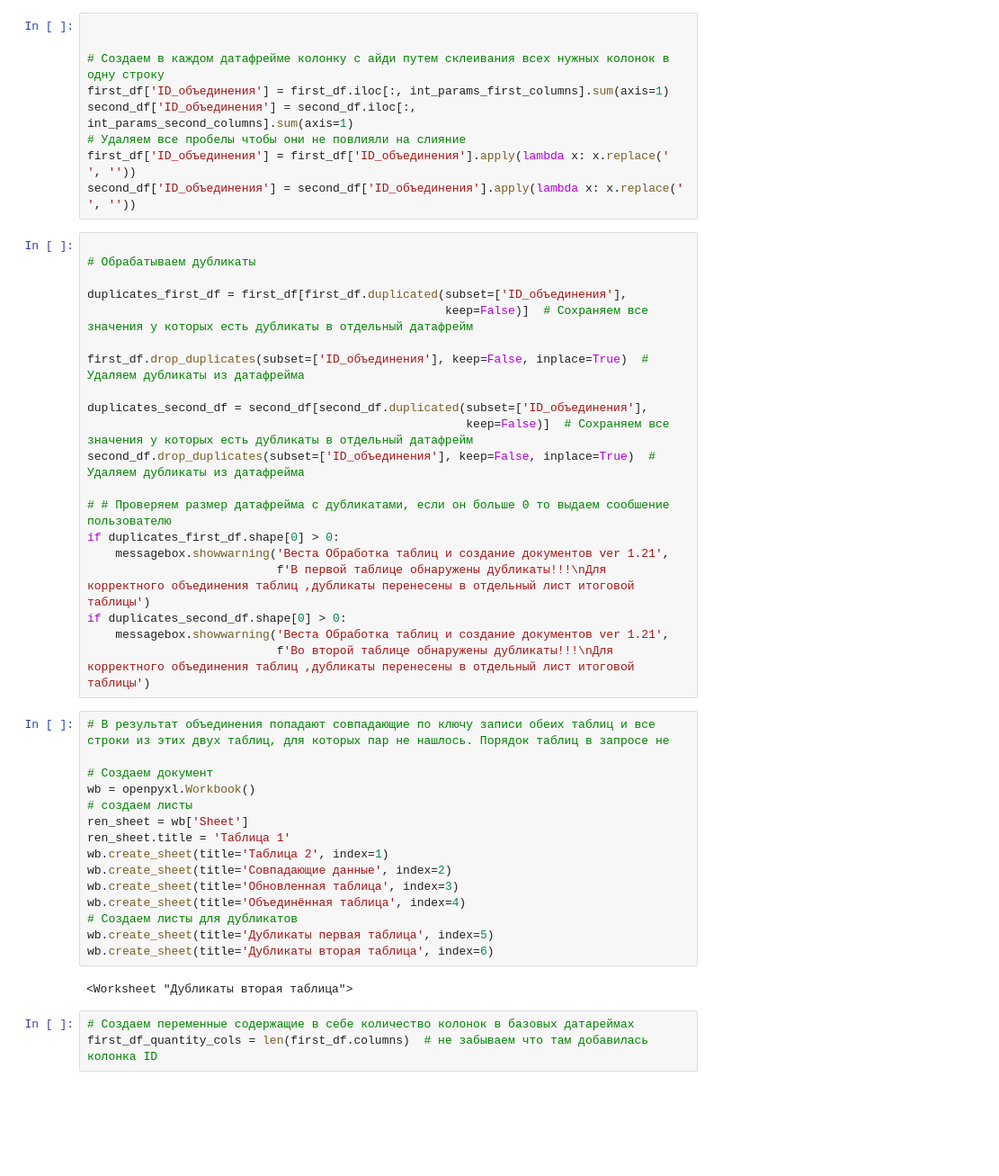
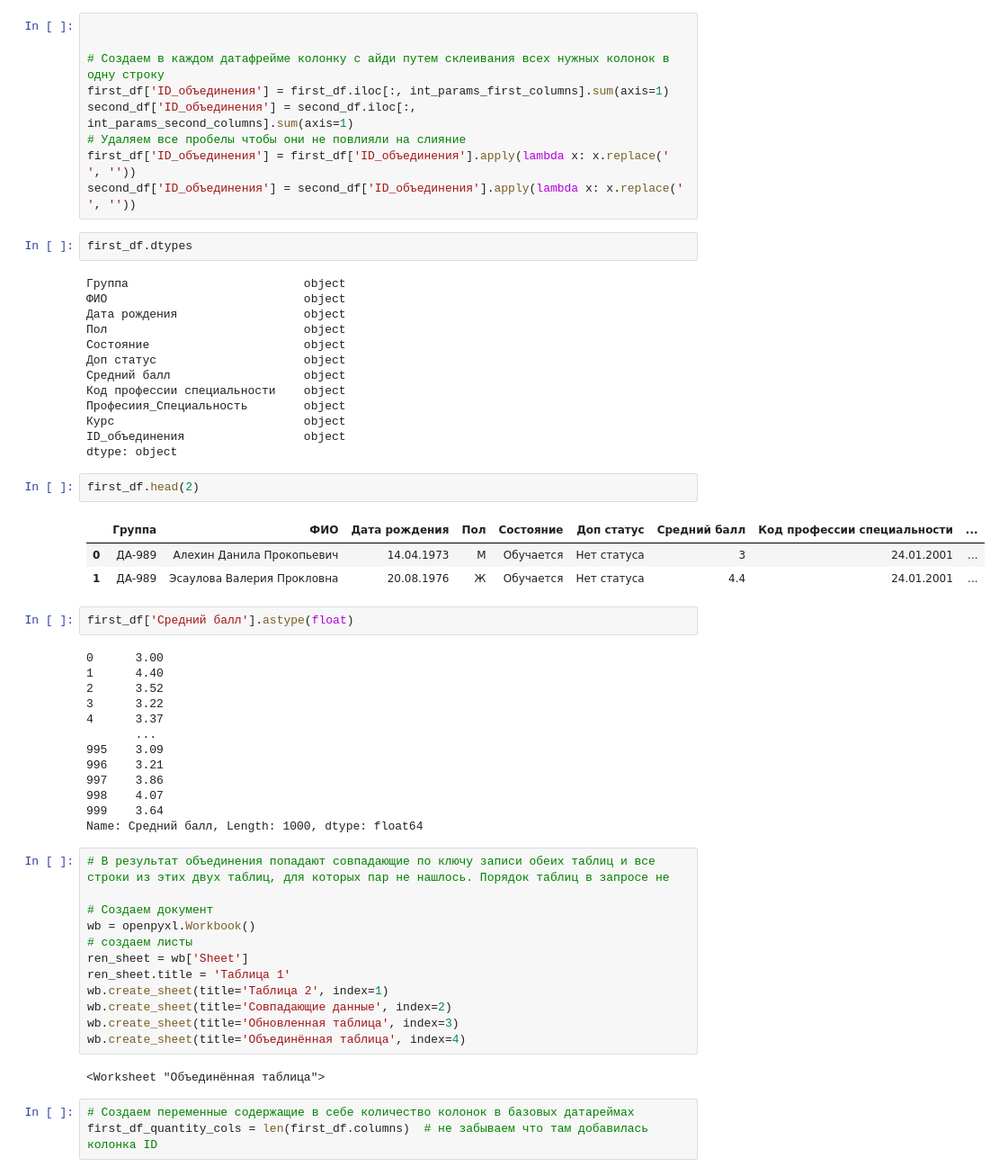
Before and after one commit to t0r1n88/Vesta, a Jupyter notebook: merge_2.0.ipynb, the cells around one changed output. Shown at 90% size. Cells and saved outputs as stored; diff of their text form; blank space fills up the shorter version.

```diff
--- a/merge_2.0.ipynb
+++ b/merge_2.0.ipynb
@@ -228,26 +237,42 @@ second_df['ID_объединения'] = second_df.iloc[:, int_params_second_col
 # Удаляем все пробелы чтобы они не повлияли на слияние
 first_df['ID_объединения'] = first_df['ID_объединения'].apply(lambda x: x.replace(' ', ''))
 second_df['ID_объединения'] = second_df['ID_объединения'].apply(lambda x: x.replace(' ', ''))
-# %%
-
-# Обрабатываем дубликаты
-
-duplicates_first_df = first_df[first_df.duplicated(subset=['ID_объединения'],
-                                                   keep=False)]  # Сохраняем все значения у которых есть дубликаты в отдельный датафрейм
-
-first_df.drop_duplicates(subset=['ID_объединения'], keep=False, inplace=True)  # Удаляем дубликаты из датафрейма
-
-duplicates_second_df = second_df[second_df.duplicated(subset=['ID_объединения'],
-                                                      keep=False)]  # Сохраняем все значения у которых есть дубликаты в отдельный датафрейм
-second_df.drop_duplicates(subset=['ID_объединения'], keep=False, inplace=True)  # Удаляем дубликаты из датафрейма
-
-# # Проверяем размер датафрейма с дубликатами, если он больше 0 то выдаем сообшение пользователю
-if duplicates_first_df.shape[0] > 0:
-    messagebox.showwarning('Веста Обработка таблиц и создание документов ver 1.21',
-                           f'В первой таблице обнаружены дубликаты!!!\nДля корректного объединения таблиц ,дубликаты перенесены в отдельный лист итоговой таблицы')
-if duplicates_second_df.shape[0] > 0:
-    messagebox.showwarning('Веста Обработка таблиц и создание документов ver 1.21',
-                           f'Во второй таблице обнаружены дубликаты!!!\nДля корректного объединения таблиц ,дубликаты перенесены в отдельный лист итоговой таблицы')
+# %%
+first_df.dtypes
+# %% [output]
+Группа                         object
+ФИО                            object
+Дата рождения                  object
+Пол                            object
+Состояние                      object
+Доп статус                     object
+Средний балл                   object
+Код профессии специальности    object
+Професиия_Специальность        object
+Курс                           object
+ID_объединения                 object
+dtype: object
+# %%
+first_df.head(2)
+# %% [output]
+|  | Группа | ФИО | Дата рождения | Пол | Состояние | Доп статус | Средний балл | Код профессии специальности | ... |
+| 0 | ДА-989 | Алехин Данила Прокопьевич | 14.04.1973 | М | Обучается | Нет статуса | 3 | 24.01.2001 | ... |
+| 1 | ДА-989 | Эсаулова Валерия Прокловна | 20.08.1976 | Ж | Обучается | Нет статуса | 4.4 | 24.01.2001 | ... |
+# %%
+first_df['Средний балл'].astype(float)
+# %% [output]
+0      3.00
+1      4.40
+2      3.52
+3      3.22
+4      3.37
+       ...
+995    3.09
+996    3.21
+997    3.86
+998    4.07
+999    3.64
+Name: Средний балл, Length: 1000, dtype: float64
 # %%
 # В результат объединения попадают совпадающие по ключу записи обеих таблиц и все строки из этих двух таблиц, для которых пар не нашлось. Порядок таблиц в запросе не
 
@@ -260,11 +285,8 @@ wb.create_sheet(title='Таблица 2', index=1)
 wb.create_sheet(title='Совпадающие данные', index=2)
 wb.create_sheet(title='Обновленная таблица', index=3)
 wb.create_sheet(title='Объединённая таблица', index=4)
-# Создаем листы для дубликатов
-wb.create_sheet(title='Дубликаты первая таблица', index=5)
-wb.create_sheet(title='Дубликаты вторая таблица', index=6)
 # %% [output]
-<Worksheet "Дубликаты вторая таблица">
+<Worksheet "Объединённая таблица">
 # %%
 # Создаем переменные содержащие в себе количество колонок в базовых датареймах
 first_df_quantity_cols = len(first_df.columns)  # не забываем что там добавилась колонка ID
```
Also changed, not shown: parts of 3 cells of this notebook, 1 other file.
